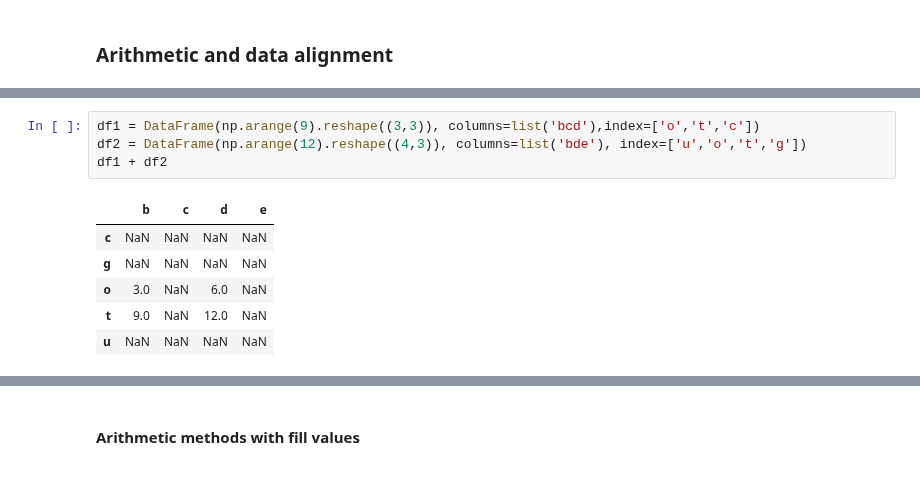
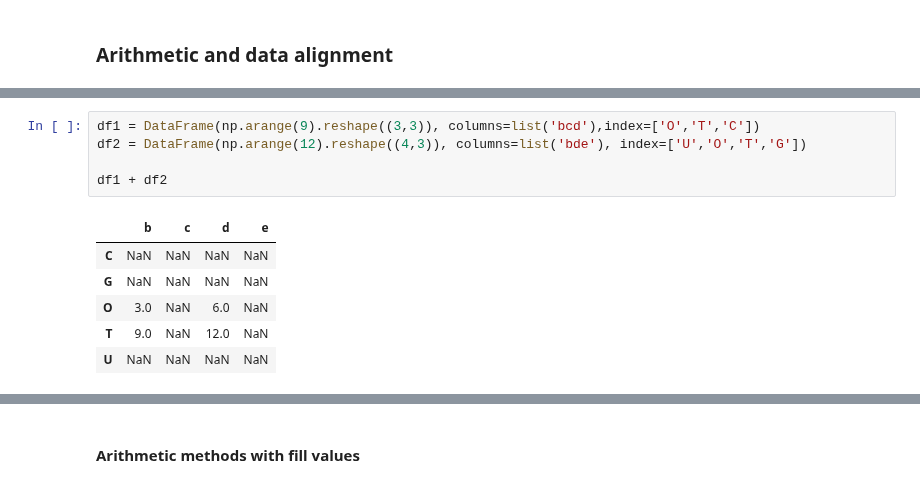
Before and after one commit to hugolu/learn-python, a Jupyter notebook: python-for-data-analysis/ch05-getting-started-with-pandas.ipynb, the cells around one changed output, grey strips where cells are left out. Cells and saved outputs as stored; diff of their text form.

```diff
--- a/python-for-data-analysis/ch05-getting-started-with-pandas.ipynb
+++ b/python-for-data-analysis/ch05-getting-started-with-pandas.ipynb
@@ -728,11 +852,12 @@ dtype: float64
 # %%
-df1 = DataFrame(np.arange(9).reshape((3,3)), columns=list('bcd'),index=['o','t','c'])
-df2 = DataFrame(np.arange(12).reshape((4,3)), columns=list('bde'), index=['u','o','t','g'])
+df1 = DataFrame(np.arange(9).reshape((3,3)), columns=list('bcd'),index=['O','T','C'])
+df2 = DataFrame(np.arange(12).reshape((4,3)), columns=list('bde'), index=['U','O','T','G'])
+
 df1 + df2
 # %% [output]
 |  | b | c | d | e |
-| c | NaN | NaN | NaN | NaN |
-| g | NaN | NaN | NaN | NaN |
-| o | 3.0 | NaN | 6.0 | NaN |
-| t | 9.0 | NaN | 12.0 | NaN |
-| u | NaN | NaN | NaN | NaN |
+| C | NaN | NaN | NaN | NaN |
+| G | NaN | NaN | NaN | NaN |
+| O | 3.0 | NaN | 6.0 | NaN |
+| T | 9.0 | NaN | 12.0 | NaN |
+| U | NaN | NaN | NaN | NaN |
```
Also changed, not shown: parts of 115 cells of this notebook.
